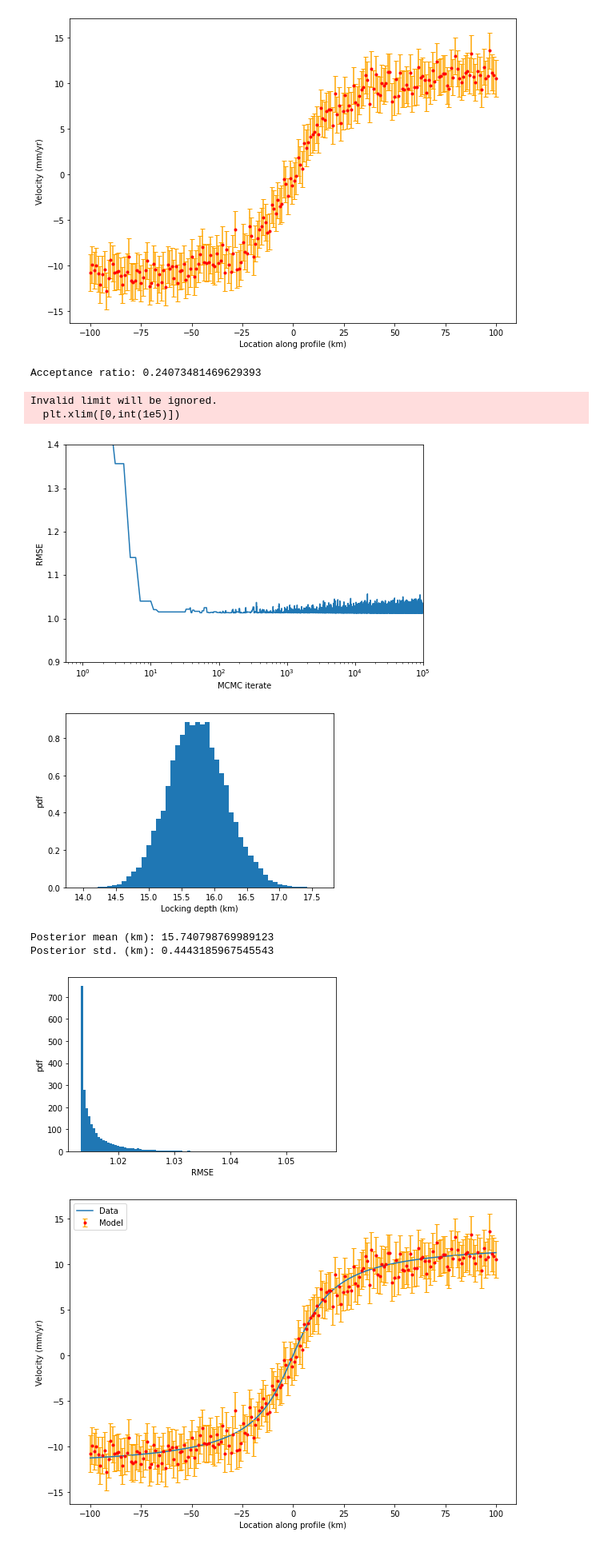
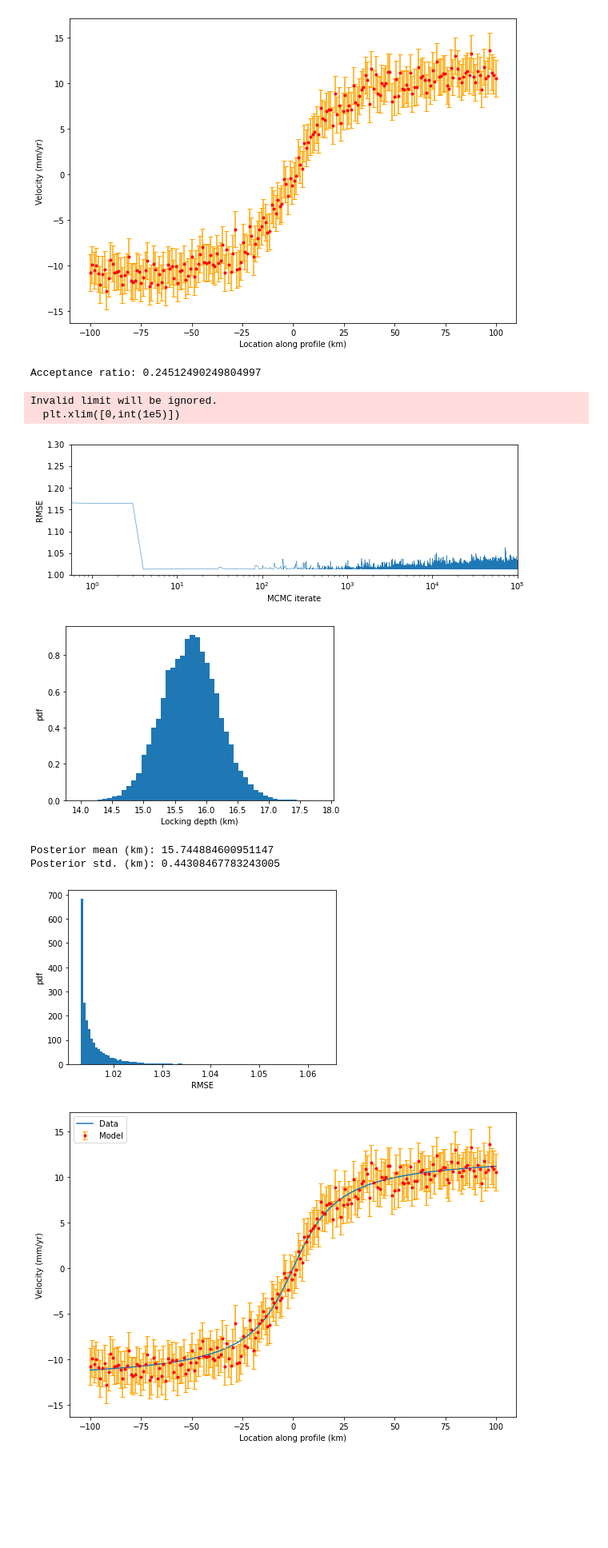
Before and after one commit to tcarrasc/SIO112_python, a Jupyter notebook: notebooks/ch7_8_exampels.ipynb, the cells around one changed output. Shown at 80% size. Cells and saved outputs as stored; diff of their text form; code cells hidden in the pictures; blank space fills up the shorter version.

```diff
--- a/notebooks/ch7_8_exampels.ipynb
+++ b/notebooks/ch7_8_exampels.ipynb
@@ -125,47 +124,47 @@ for k in range(0,nSteps-1):
 print('Acceptance ratio:', accMoves/k)
 
 # check burn in
-plt.figure(figsize=([8,5]))
-plt.plot(rmse)
+plt.figure(figsize=([10,3]))
+plt.plot(rmse, lw=0.5)
 plt.xscale("log")
 plt.xlabel('MCMC iterate')
 plt.ylabel('RMSE')
-plt.ylim([0.9,1.4])
+plt.ylim([1,1.3])
 plt.xlim([0,int(1e5)])
 plt.show()
 
 # remove burn in
 BurnIn = int(1e3)
 rmse = rmse[BurnIn:]
 D = D[BurnIn:]
 logp = logp[BurnIn:]
 Ys = Ys[:,BurnIn:]
 
 # look at results
 plt.hist(D,density=True,bins=50)
 plt.xlabel('Locking depth (km)')
 plt.ylabel('pdf')
 plt.show()
 
 # print out posterior mean and posterior std deviaiton
 print('Posterior mean (km):', np.mean(D))
 print('Posterior std. (km):', np.std(D))
 
 # plot histogram of rmse
 #plt.plot(rmse, uniform.pdf(rmse),'r',alpha=0.7, label='pdf')
 plt.hist(rmse,density=True,bins=100)
 plt.xlabel('RMSE')
 plt.ylabel('pdf');
 plt.show()
 # %% [output]
-Acceptance ratio: 0.24073481469629393
+Acceptance ratio: 0.24512490249804997
 Invalid limit will be ignored.
   plt.xlim([0,int(1e5)])
-[figure, old version]
+[figure, new version]
-[figure, old version]
+[figure, new version]
-Posterior mean (km): 15.740798769989123
-Posterior std. (km): 0.4443185967545543
+Posterior mean (km): 15.744884600951147
+Posterior std. (km): 0.44308467783243005
-[figure, old version]
+[figure, new version]
 # %%
 # plot a few samples of post
 nSamp = 500
```
Also changed, not shown: parts of 1 cell of this notebook, 4 other files.
